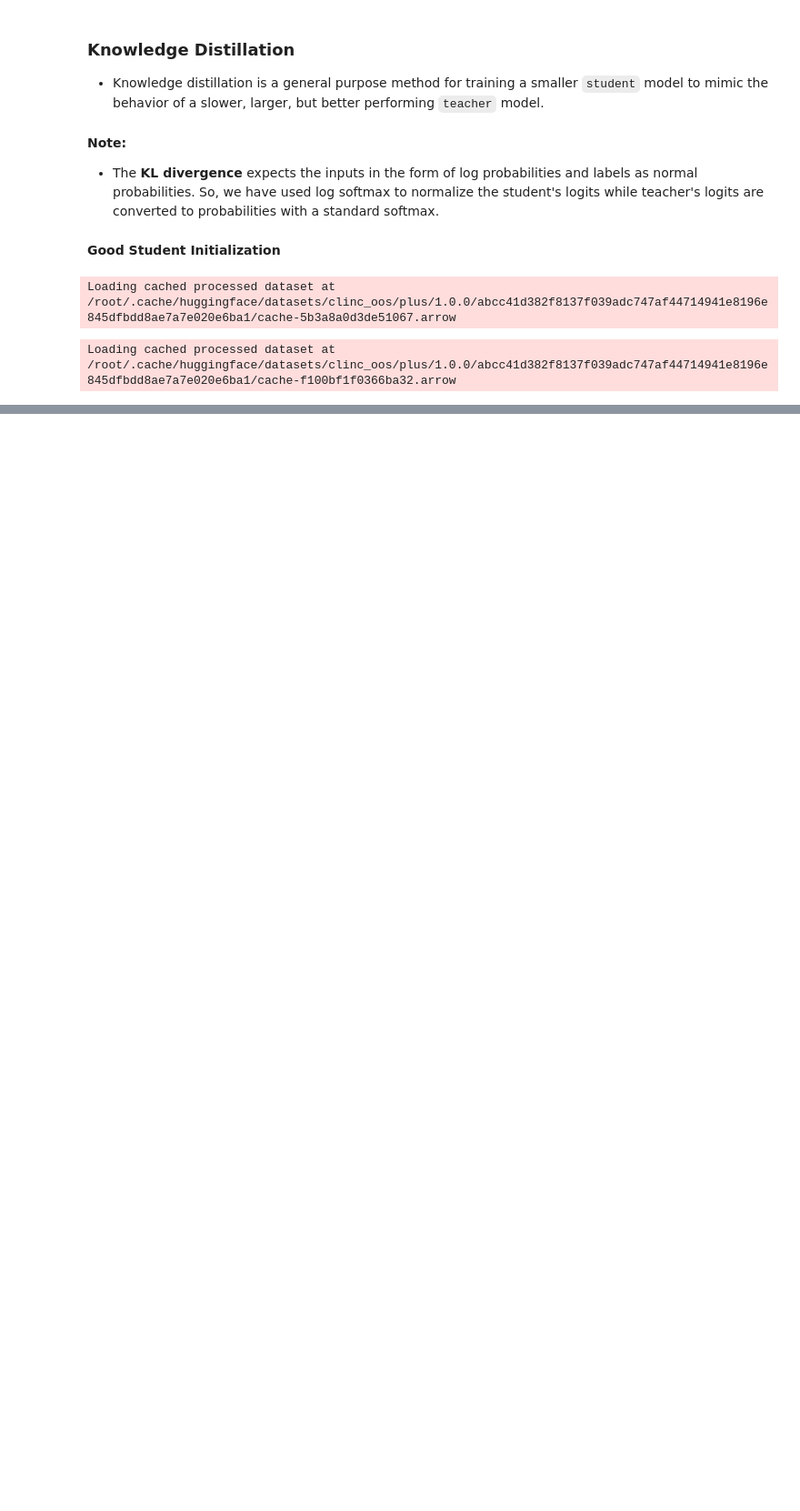
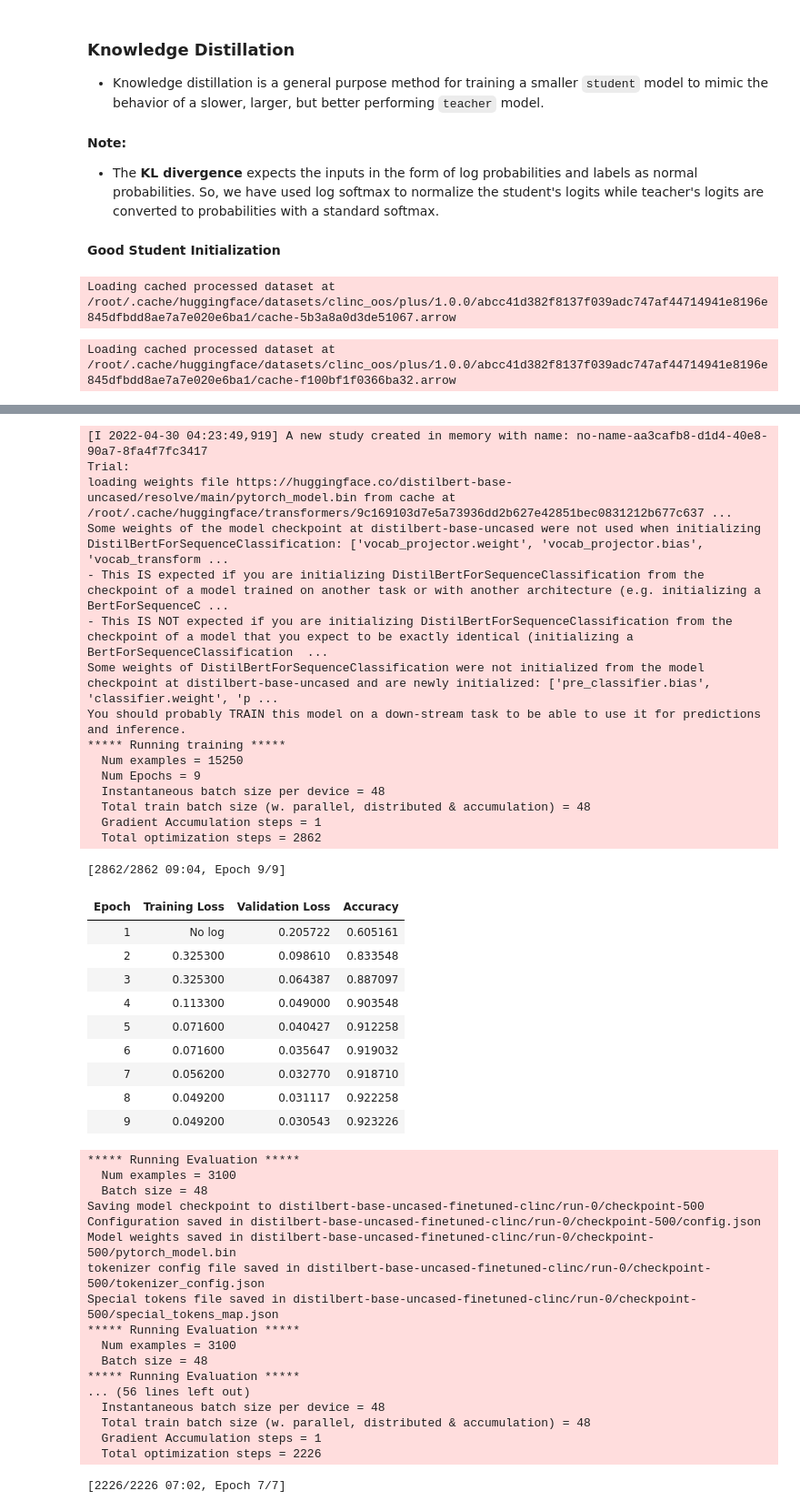
Before and after one commit to ThinamXx/Transformers_NLP, a Jupyter notebook: 02. NLP with Transformers/08. Transformers in Production/Transformers&Production.ipynb, the cells around one changed output, grey strips where cells are left out. Shown at 91% size. Cells and saved outputs as stored; diff of their text form; code cells hidden in the pictures; blank space fills up the shorter version.

```diff
--- a/02. NLP with Transformers/08. Transformers in Production/Transformers&Production.ipynb
+++ b/02. NLP with Transformers/08. Transformers in Production/Transformers&Production.ipynb
@@ -375,0 +417,56 @@ plot_metrics(perf_metrics, optim_type)
+# %%
+#@ DEFINING HYPERPARAMETER SPACE:
+def hp_space(trial):                                                                # Defining function.
+    return {"num_train_epochs": trial.suggest_int("num_train_epochs", 5, 10),       # Training epochs.
+            "alpha": trial.suggest_float("alpha", 0, 1),                            # Alpha parameter.
+            "temperature": trial.suggest_int("temperature", 2, 20)}                 # Temperature parameter.
+
+#@ UPDATING DISTILLATION TRAINER:
+best_run = distilbert_trainer.hyperparameter_search(
+    n_trials=2, direction="maximize", hp_space=hp_space)                           # Updating distillation trainer.
+print(best_run)                                                                     # Inspecting best parameters.
+# %% [output]
+[I 2022-04-30 04:23:49,919] A new study created in memory with name: no-name-aa3cafb8-d1d4-40e8-90a7-8fa4f7fc3417
+Trial:
+loading weights file https://huggingface.co/distilbert-base-uncased/resolve/main/pytorch_model.bin from cache at /root/.cache/huggingface/transformers/9c169103d7e5a73936dd2b627e42851bec0831212b677c637 ...
+Some weights of the model checkpoint at distilbert-base-uncased were not used when initializing DistilBertForSequenceClassification: ['vocab_projector.weight', 'vocab_projector.bias', 'vocab_transform ...
+- This IS expected if you are initializing DistilBertForSequenceClassification from the checkpoint of a model trained on another task or with another architecture (e.g. initializing a BertForSequenceC ...
+- This IS NOT expected if you are initializing DistilBertForSequenceClassification from the checkpoint of a model that you expect to be exactly identical (initializing a BertForSequenceClassification  ...
+Some weights of DistilBertForSequenceClassification were not initialized from the model checkpoint at distilbert-base-uncased and are newly initialized: ['pre_classifier.bias', 'classifier.weight', 'p ...
+You should probably TRAIN this model on a down-stream task to be able to use it for predictions and inference.
+***** Running training *****
+  Num examples = 15250
+  Num Epochs = 9
+  Instantaneous batch size per device = 48
+  Total train batch size (w. parallel, distributed & accumulation) = 48
+  Gradient Accumulation steps = 1
+  Total optimization steps = 2862
+[2862/2862 09:04, Epoch 9/9]
+| Epoch | Training Loss | Validation Loss | Accuracy |
+| 1 | No log | 0.205722 | 0.605161 |
+| 2 | 0.325300 | 0.098610 | 0.833548 |
+| 3 | 0.325300 | 0.064387 | 0.887097 |
+| 4 | 0.113300 | 0.049000 | 0.903548 |
+| 5 | 0.071600 | 0.040427 | 0.912258 |
+| 6 | 0.071600 | 0.035647 | 0.919032 |
+| 7 | 0.056200 | 0.032770 | 0.918710 |
+| 8 | 0.049200 | 0.031117 | 0.922258 |
+| 9 | 0.049200 | 0.030543 | 0.923226 |
+***** Running Evaluation *****
+  Num examples = 3100
+  Batch size = 48
+Saving model checkpoint to distilbert-base-uncased-finetuned-clinc/run-0/checkpoint-500
+Configuration saved in distilbert-base-uncased-finetuned-clinc/run-0/checkpoint-500/config.json
+Model weights saved in distilbert-base-uncased-finetuned-clinc/run-0/checkpoint-500/pytorch_model.bin
+tokenizer config file saved in distilbert-base-uncased-finetuned-clinc/run-0/checkpoint-500/tokenizer_config.json
+Special tokens file saved in distilbert-base-uncased-finetuned-clinc/run-0/checkpoint-500/special_tokens_map.json
+***** Running Evaluation *****
+  Num examples = 3100
+  Batch size = 48
+***** Running Evaluation *****
+... (56 lines left out)
+  Instantaneous batch size per device = 48
+  Total train batch size (w. parallel, distributed & accumulation) = 48
+  Gradient Accumulation steps = 1
+  Total optimization steps = 2226
+[2226/2226 07:02, Epoch 7/7]
```
Also changed, not shown: parts of 17 cells of this notebook.
